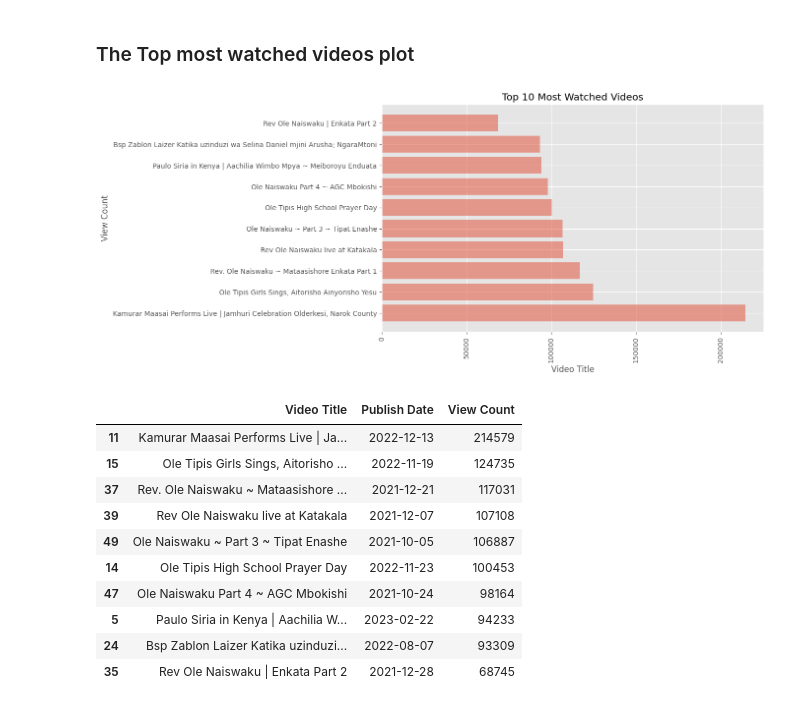
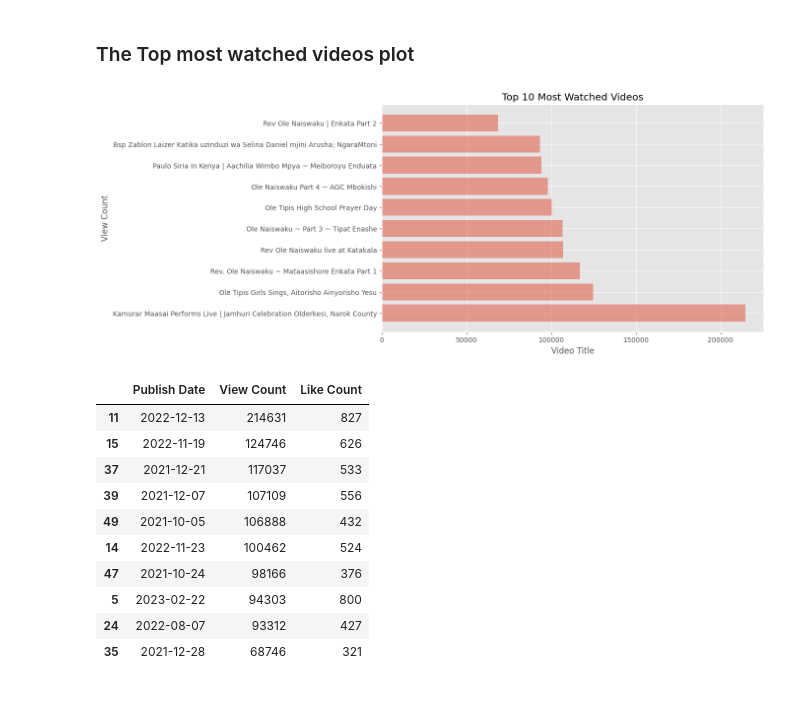
Before and after one commit to D-EKALE/YOUTUBE-API-project, a Jupyter notebook: Youtube_API.ipynb, the cells around one changed output. Saved outputs shown, nothing was run; the diff lists cells and outputs as text; code cells hidden in the pictures.

```diff
--- a/Youtube_API.ipynb
+++ b/Youtube_API.ipynb
@@ -62,5 +49,6 @@ def get_videos(api_key, response):
 # Create a pandas Data Frame from a list of all the videos
 my_videos = get_videos(api_key, response)
 df = pd.DataFrame(my_videos)
-df
+df.drop('Video ID', axis = 1, inplace=True)
+df.head(10)
 # %% [output]
@@ -111,38 +90,35 @@ ole_nkapu_channel = df.to_excel("olenkapu_channel_info.xlsx")
 # %%
 import matplotlib.pyplot as plt
 # sort the dataframe by view count
 df_sorted = df.sort_values(by='View Count', ascending=False).head(10)
 
 # create a bar plot
 plt.style.use('ggplot')
 fig, ax = plt.subplots(figsize=(10,6))
 ax.barh(df_sorted['Video Title'], df_sorted['View Count'], alpha=0.5)
 
-# set x-axis label rotation
-plt.xticks(rotation=90)
-
 # set plot title and axis labels
 plt.title('Top 10 Most Watched Videos')
 plt.xlabel('Video Title')
 plt.ylabel('View Count')
 
 # display the plot
 plt.show()
 # %% [output]
-[figure, old version]
+[figure, new version]
 # %%
 ### Conclusion
 #Below and the Top 10 watched videos, date published, and their view count
 df.iloc[:, [1,2,3]].sort_values(by='View Count', ascending=False).head(10)
 # %% [output]
-|  | Video Title | Publish Date | View Count |
-| 11 | Kamurar Maasai Performs Live | Ja... | 2022-12-13 | 214579 |
-| 15 | Ole Tipis Girls Sings, Aitorisho ... | 2022-11-19 | 124735 |
-| 37 | Rev. Ole Naiswaku ~ Mataasishore ... | 2021-12-21 | 117031 |
-| 39 | Rev Ole Naiswaku live at Katakala | 2021-12-07 | 107108 |
-| 49 | Ole Naiswaku ~ Part 3 ~ Tipat Enashe | 2021-10-05 | 106887 |
-| 14 | Ole Tipis High School Prayer Day | 2022-11-23 | 100453 |
-| 47 | Ole Naiswaku Part 4 ~ AGC Mbokishi | 2021-10-24 | 98164 |
-| 5 | Paulo Siria in Kenya | Aachilia W... | 2023-02-22 | 94233 |
-| 24 | Bsp Zablon Laizer Katika uzinduzi... | 2022-08-07 | 93309 |
-| 35 | Rev Ole Naiswaku | Enkata Part 2 | 2021-12-28 | 68745 |
+|  | Publish Date | View Count | Like Count |
+| 11 | 2022-12-13 | 214631 | 827 |
+| 15 | 2022-11-19 | 124746 | 626 |
+| 37 | 2021-12-21 | 117037 | 533 |
+| 39 | 2021-12-07 | 107109 | 556 |
+| 49 | 2021-10-05 | 106888 | 432 |
+| 14 | 2022-11-23 | 100462 | 524 |
+| 47 | 2021-10-24 | 98166 | 376 |
+| 5 | 2023-02-22 | 94303 | 800 |
+| 24 | 2022-08-07 | 93312 | 427 |
+| 35 | 2021-12-28 | 68746 | 321 |
```
Also changed, not shown: parts of 5 cells of this notebook.
